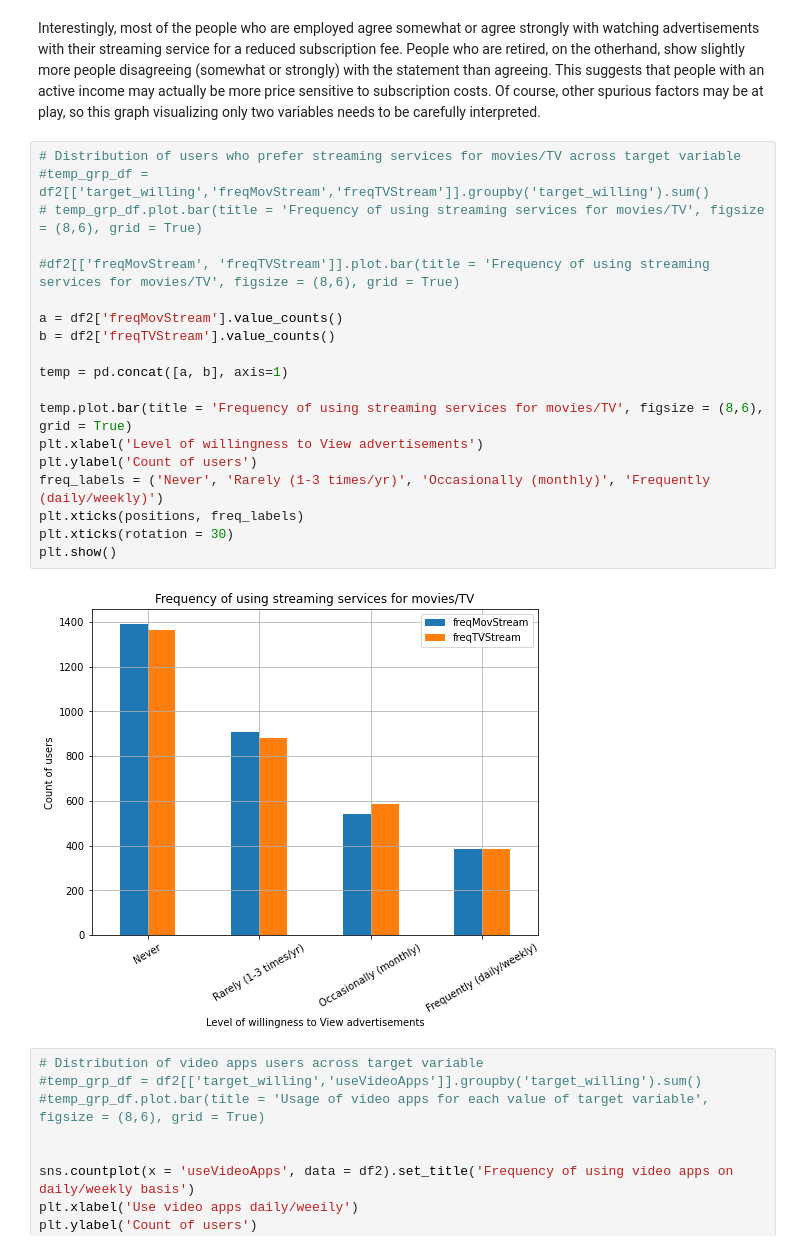
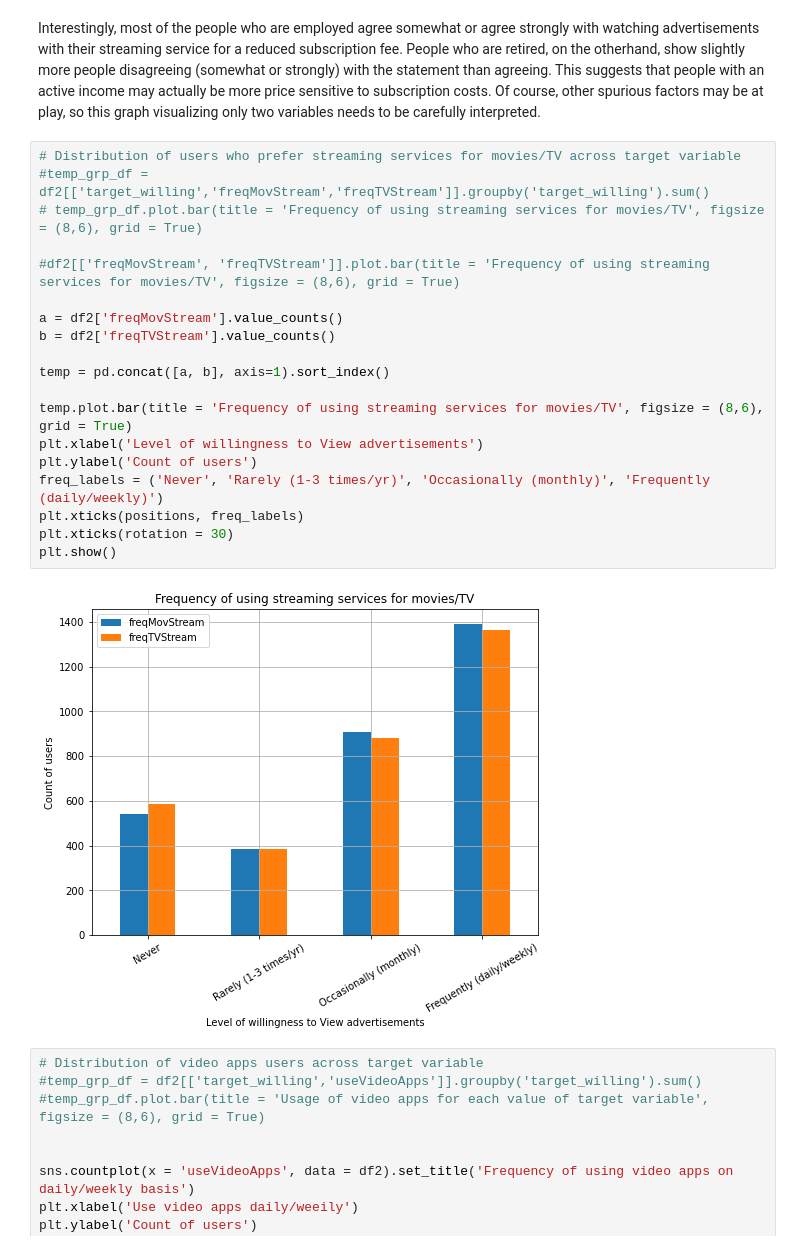
Before and after one commit to aud-z/DeloitteDigitalDemocracy, a Jupyter notebook: DSPM_v1.ipynb, the cells around one changed output. Saved outputs shown, nothing was run; the diff lists cells and outputs as text.

```diff
--- a/DSPM_v1.ipynb
+++ b/DSPM_v1.ipynb
@@ -481,24 +481,24 @@ Interestingly, most of the people who are employed agree somewhat or agree stron
 # %%
 # Distribution of users who prefer streaming services for movies/TV across target variable
 #temp_grp_df = df2[['target_willing','freqMovStream','freqTVStream']].groupby('target_willing').sum()
 # temp_grp_df.plot.bar(title = 'Frequency of using streaming services for movies/TV', figsize = (8,6), grid = True)
 
 #df2[['freqMovStream', 'freqTVStream']].plot.bar(title = 'Frequency of using streaming services for movies/TV', figsize = (8,6), grid = True)
 
 a = df2['freqMovStream'].value_counts()
 b = df2['freqTVStream'].value_counts()
 
-temp = pd.concat([a, b], axis=1)
+temp = pd.concat([a, b], axis=1).sort_index()
 
 temp.plot.bar(title = 'Frequency of using streaming services for movies/TV', figsize = (8,6), grid = True)
 plt.xlabel('Level of willingness to View advertisements')
 plt.ylabel('Count of users')
 freq_labels = ('Never', 'Rarely (1-3 times/yr)', 'Occasionally (monthly)', 'Frequently (daily/weekly)')
 plt.xticks(positions, freq_labels)
 plt.xticks(rotation = 30)
 plt.show()
 # %% [output]
-[figure, old version]
+[figure, new version]
 # %%
 # Distribution of video apps users across target variable
 #temp_grp_df = df2[['target_willing','useVideoApps']].groupby('target_willing').sum()
```
Also changed, not shown: parts of 42 cells of this notebook.
